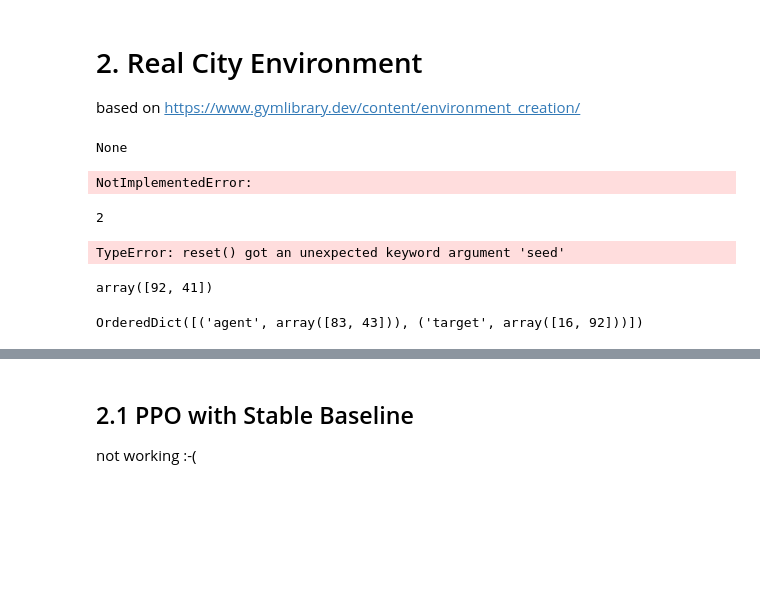
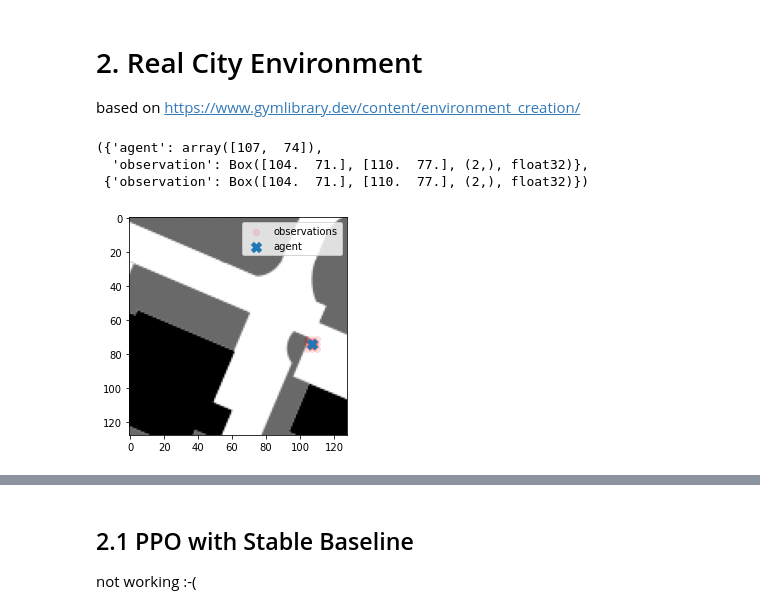
Before and after one commit to neithangurthang/SyntheticCities, a Jupyter notebook: notebooks/01 ReinforcementLearningExperiment.ipynb, the cells around one changed output, grey strips where cells are left out. Saved outputs shown, nothing was run; the diff lists cells and outputs as text; code cells hidden in the pictures; blank space fills up the shorter version.

Commit message:
RL envirnoment with observation implemented

```diff
--- a/notebooks/01 ReinforcementLearningExperiment.ipynb
+++ b/notebooks/01 ReinforcementLearningExperiment.ipynb
@@ -281,3 +278,7 @@ def imgToScore(src, res):
     intensity = xSmall.sum(axis=0)
     RLScore = vfunc(intensity)
     return xSmall, RLScore
+# %%
+res = 128
+img = Image.open(filesrc)
+size = img.size
@@ -783,23 +920,16 @@ class WalkingAgent(gym.Env):
         # obs, self.buf_rews[env_idx], terminated, truncated, self.buf_infos[env_idx]
         return observation, reward, terminated, False, info
 # %%
-RCenv = RealCity(reward_map=ScoreSample, obsRadius=3)
+RCenv = RealCity(src=filesrc, res=128, obsRadius=3)
+RCenv.reset()
+# %% [output]
+({'agent': array([107,  74]),
+  'observation': Box([104.  71.], [110.  77.], (2,), float32)},
+ {'observation': Box([104.  71.], [110.  77.], (2,), float32)})
-# %%
-# RCenv.reset(seed=8)
-RCenv.reset()
-# %% [output]
-None
-NotImplementedError:
-# %%
-RCenv.reset(2)
-# %% [output]
-2
-TypeError: reset() got an unexpected keyword argument 'seed'
-# %%
-RCenv._agent_location
-# %% [output]
-array([92, 41])
+# %%
+RCenv.printState()
+# %% [output]
+[figure, added]
 # %%
-RCenv.observation_space.sample()
+for i in range(5000):
+    RCenv.step(RCenv.action_space.sample())
-# %% [output]
-OrderedDict([('agent', array([83, 43])), ('target', array([16, 92]))])
```
Also changed, not shown: parts of 23 cells of this notebook, 1 other file.
